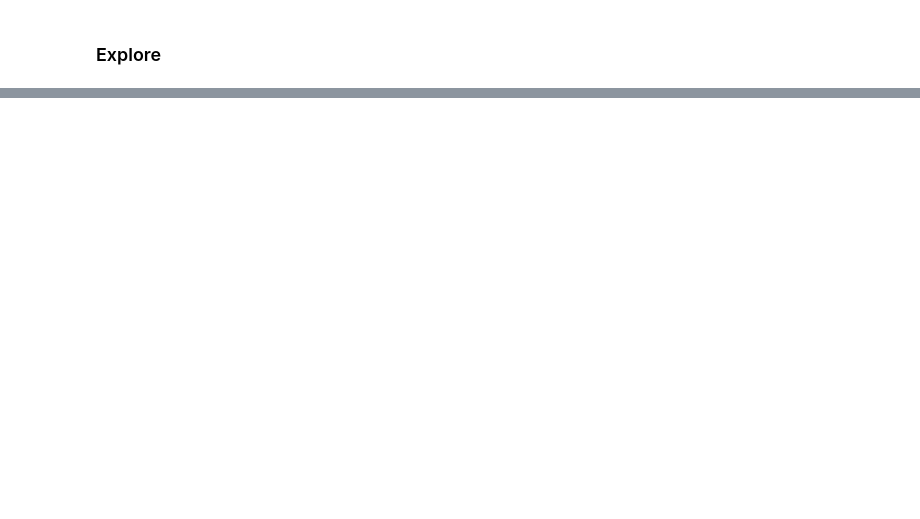
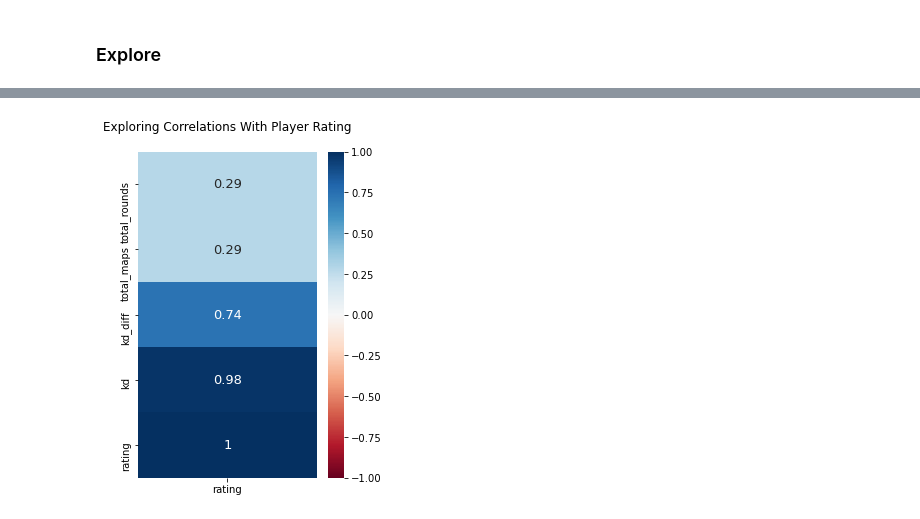
Before and after one commit to ForrestMccrosky/CSGO_player_KD, a Jupyter notebook: Rough_Draft.ipynb, the cells around one changed output, grey strips where cells are left out. Cells and saved outputs as stored; diff of their text form; code cells hidden in the pictures; blank space fills up the shorter version.

```diff
--- a/Rough_Draft.ipynb
+++ b/Rough_Draft.ipynb
@@ -195,0 +247,12 @@ plt.show()
+# %%
+## Creating a heatmap showing correlations to our target variable
+
+plt.figure(figsize = (4,6))
+sns.heatmap(train.corr()[['rating']].sort_values(by='rating',
+                                                        ascending = True), cmap = 'RdBu',
+            vmax = 1, vmin = -1, center = 0,
+            annot = True, annot_kws={"size": 13}, ec = 'black')
+plt.title('Exploring Correlations With Player Rating\n')
+plt.show()
+# %% [output]
+[figure, added]
```
Also changed, not shown: parts of 7 cells of this notebook.
